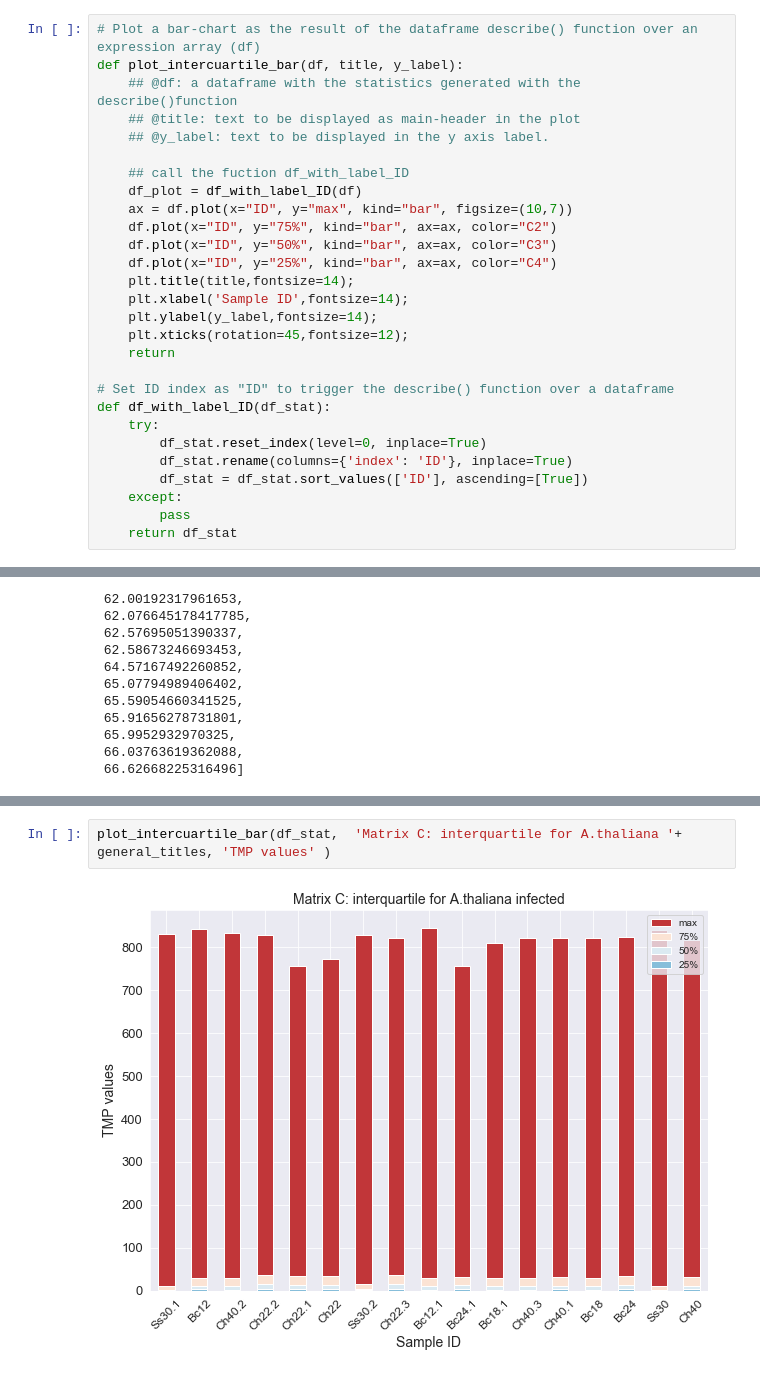
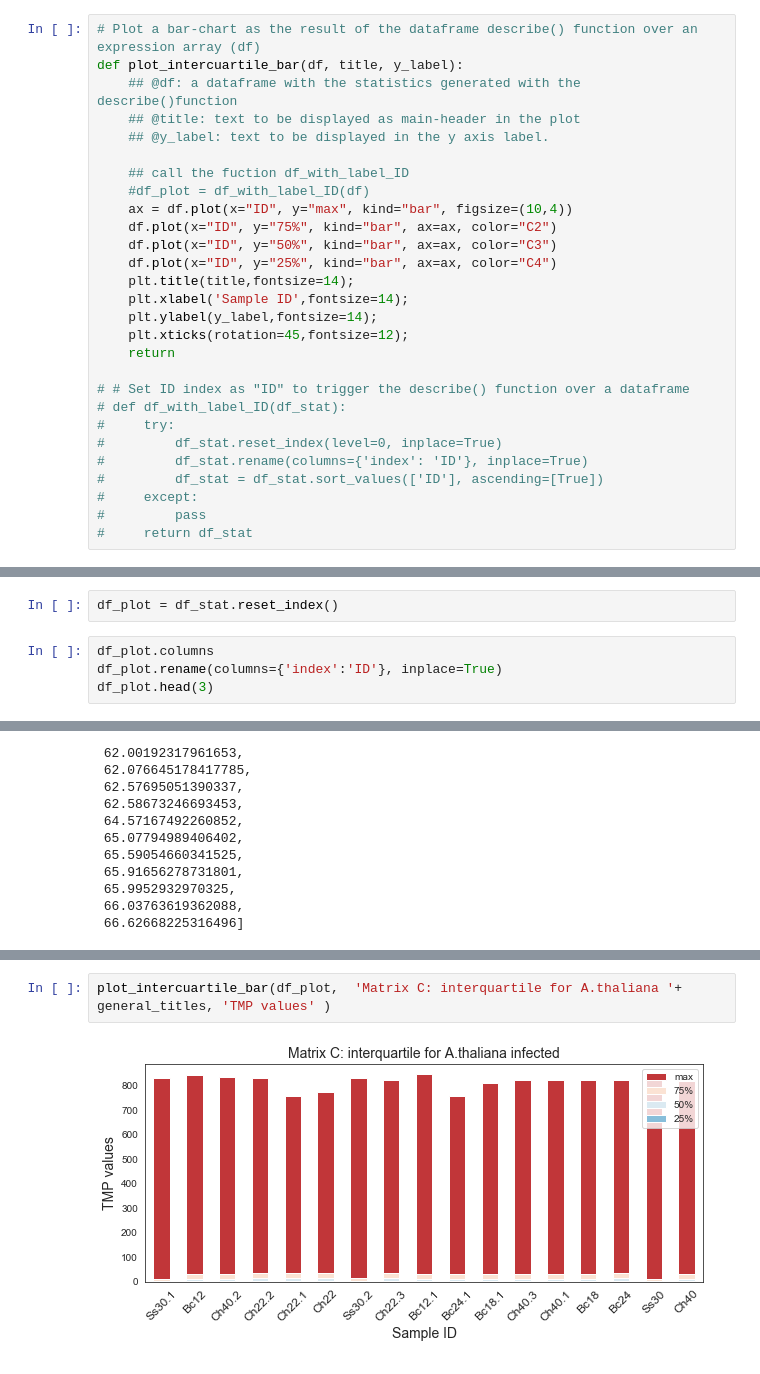
Before and after one commit to cyntsc/meta-analisis-athal, a Jupyter notebook: notebooks/3_Step3_TPM_standardization.ipynb, the cells around one changed output, grey strips where cells are left out. Drawn from its saved outputs; the diff is of its cells as text.

```diff
--- a/notebooks/3_Step3_TPM_standardization.ipynb
+++ b/notebooks/3_Step3_TPM_standardization.ipynb
@@ -137,8 +137,8 @@ def plot_intercuartile_bar(df, title, y_label):
     ## @y_label: text to be displayed in the y axis label.
 
     ## call the fuction df_with_label_ID
-    df_plot = df_with_label_ID(df)
-    ax = df.plot(x="ID", y="max", kind="bar", figsize=(10,7))
+    #df_plot = df_with_label_ID(df)
+    ax = df.plot(x="ID", y="max", kind="bar", figsize=(10,4))
     df.plot(x="ID", y="75%", kind="bar", ax=ax, color="C2")
     df.plot(x="ID", y="50%", kind="bar", ax=ax, color="C3")
     df.plot(x="ID", y="25%", kind="bar", ax=ax, color="C4")
@@ -148,15 +148,15 @@ def plot_intercuartile_bar(df, title, y_label):
     plt.xticks(rotation=45,fontsize=12);
     return
 
-# Set ID index as "ID" to trigger the describe() function over a dataframe
-def df_with_label_ID(df_stat):
-    try:
-        df_stat.reset_index(level=0, inplace=True)
-        df_stat.rename(columns={'index': 'ID'}, inplace=True)
-        df_stat = df_stat.sort_values(['ID'], ascending=[True])
-    except:
-        pass
-    return df_stat
+# # Set ID index as "ID" to trigger the describe() function over a dataframe
+# def df_with_label_ID(df_stat):
+#     try:
+#         df_stat.reset_index(level=0, inplace=True)
+#         df_stat.rename(columns={'index': 'ID'}, inplace=True)
+#         df_stat = df_stat.sort_values(['ID'], ascending=[True])
+#     except:
+#         pass
+#     return df_stat
 # %%
 # Plot a line-chart with the mean and std.dev as the result of the dataframe describe() function over an expression array (df)
 def plot_mean_sdev_line(df, title, y_label):
@@ -839,0 +828,6 @@ df_stat = df1.describe().T
+# %%
+df_plot = df_stat.reset_index()
+# %%
+df_plot.columns
+df_plot.rename(columns={'index':'ID'}, inplace=True)
+df_plot.head(3)
@@ -869,5 +875,5 @@ df1.head(3)
 # %%
-plot_intercuartile_bar(df_stat,  'Matrix C: interquartile for A.thaliana '+ general_titles, 'TMP values' )
+plot_intercuartile_bar(df_plot,  'Matrix C: interquartile for A.thaliana '+ general_titles, 'TMP values' )
 # %% [output]
-[figure, old version]
+[figure, new version]
 # %%
```
Also changed, not shown: parts of 22 cells of this notebook, 5 other files.
